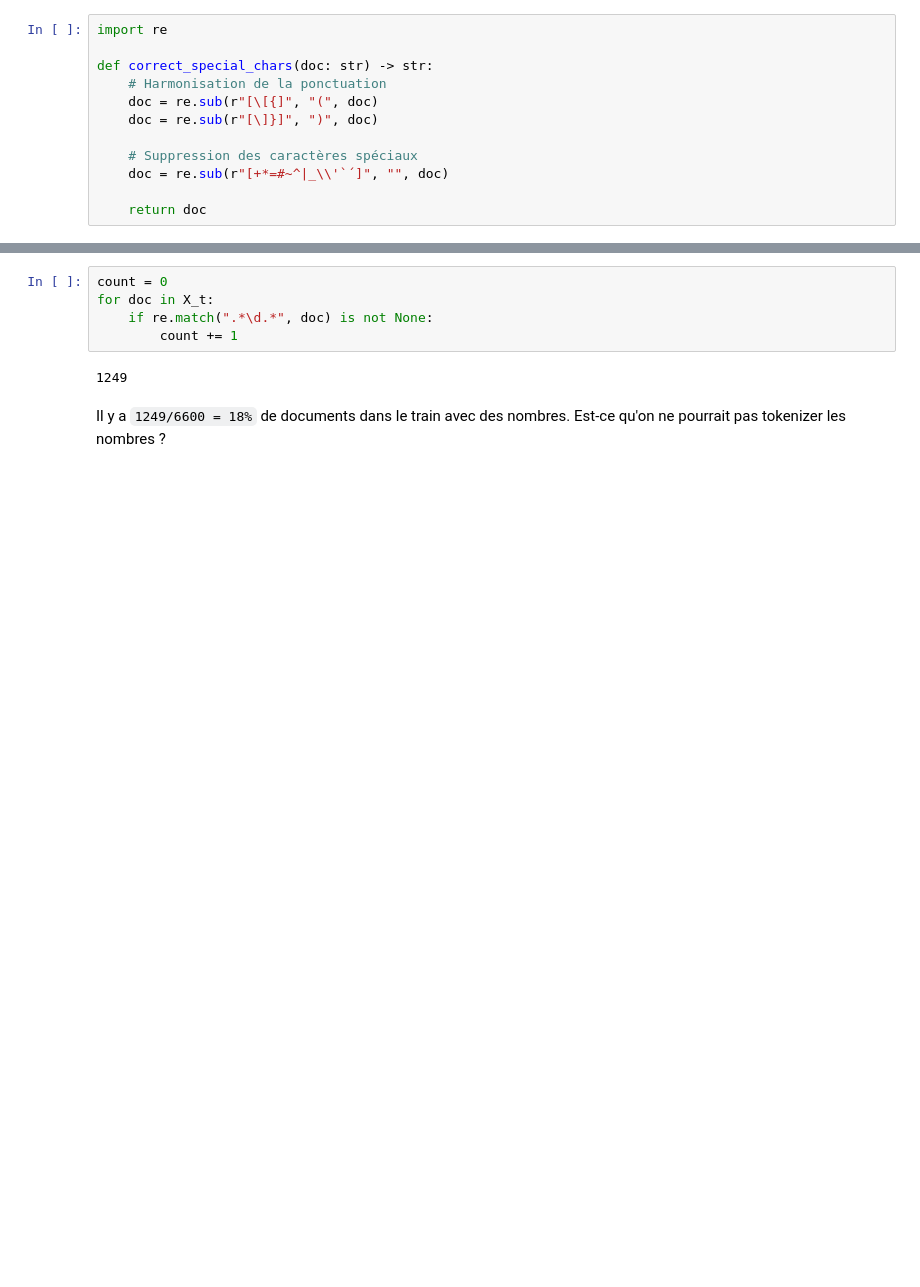
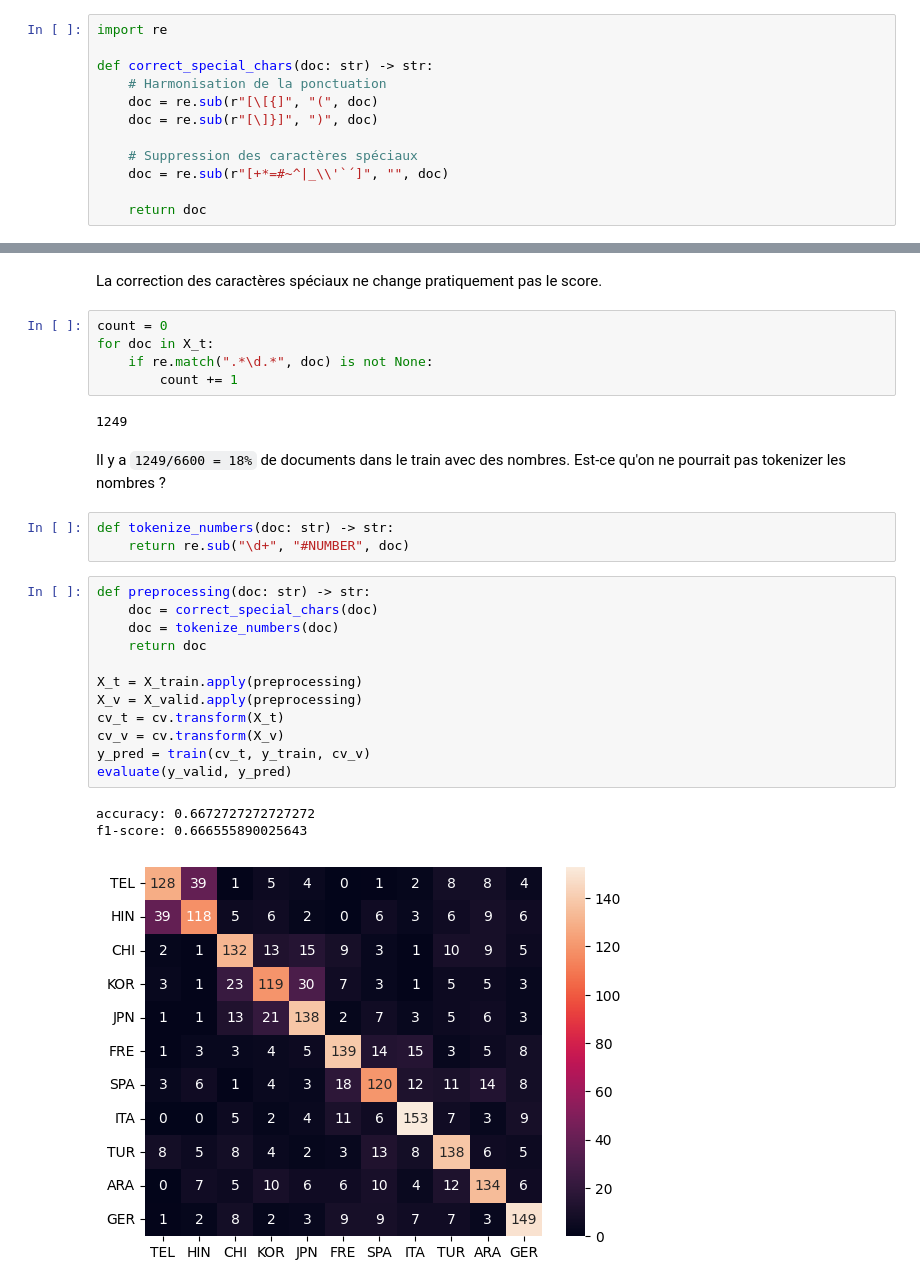
Before and after one commit to orthose/maternal-language, a Jupyter notebook: maternal_language.ipynb, the cells around one changed output, grey strips where cells are left out. Drawn from its saved outputs; the diff is of its cells as text; blank space fills up the shorter version.

Commit message:
Tokenization des nombres

```diff
--- a/maternal_language.ipynb
+++ b/maternal_language.ipynb
@@ -308,3 +306,5 @@ La correction des caractères spéciaux ne change pratiquement pas le score.
+# %% [markdown]
+La correction des caractères spéciaux ne change pratiquement pas le score.
 # %%
 count = 0
 for doc in X_t:
@@ -312,5 +312,24 @@ for doc in X_t:
         count += 1
 # %% [output]
 1249
-# %% [markdown]
-Il y a `1249/6600 = 18%` de documents dans le train avec des nombres. Est-ce qu'on ne pourrait pas tokenizer les nombres ?
+# %% [markdown]
+Il y a `1249/6600 = 18%` de documents dans le train avec des nombres. Est-ce qu'on ne pourrait pas tokenizer les nombres ?
+# %%
+def tokenize_numbers(doc: str) -> str:
+    return re.sub("\d+", "#NUMBER", doc)
+# %%
+def preprocessing(doc: str) -> str:
+    doc = correct_special_chars(doc)
+    doc = tokenize_numbers(doc)
+    return doc
+
+X_t = X_train.apply(preprocessing)
+X_v = X_valid.apply(preprocessing)
+cv_t = cv.transform(X_t)
+cv_v = cv.transform(X_v)
+y_pred = train(cv_t, y_train, cv_v)
+evaluate(y_valid, y_pred)
+# %% [output]
+accuracy: 0.6672727272727272
+f1-score: 0.666555890025643
+[figure, added]
```
Also changed, not shown: parts of 16 cells of this notebook.
